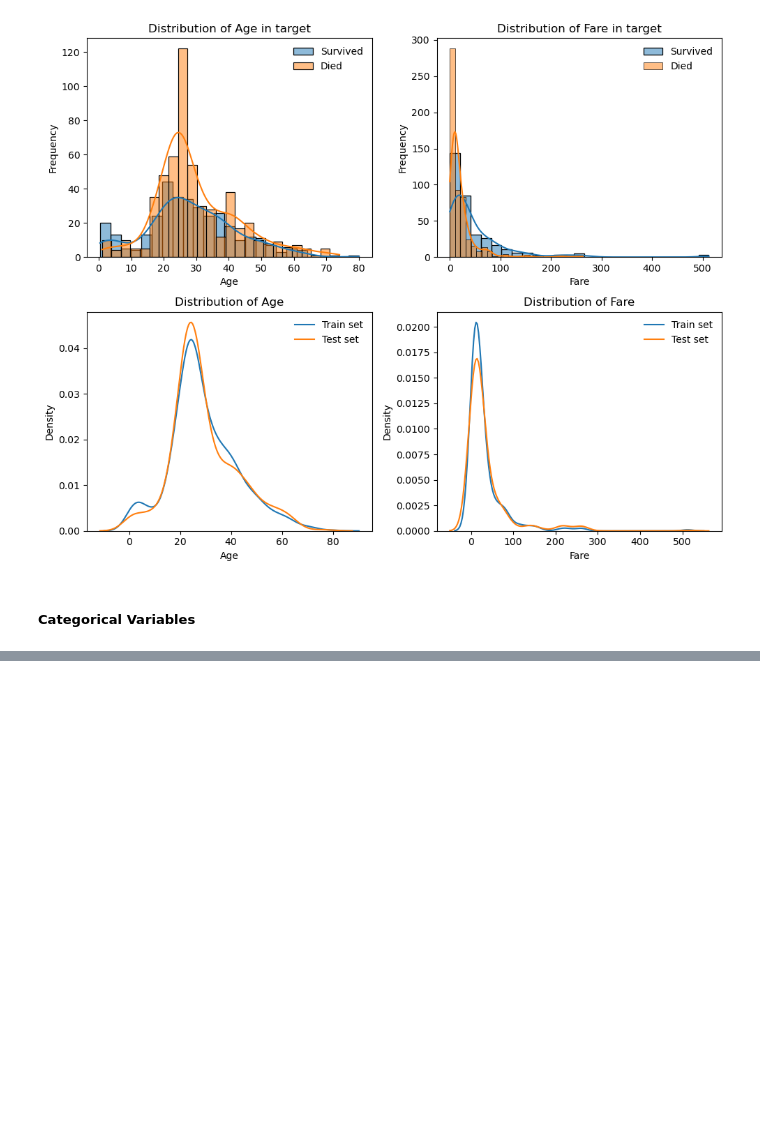
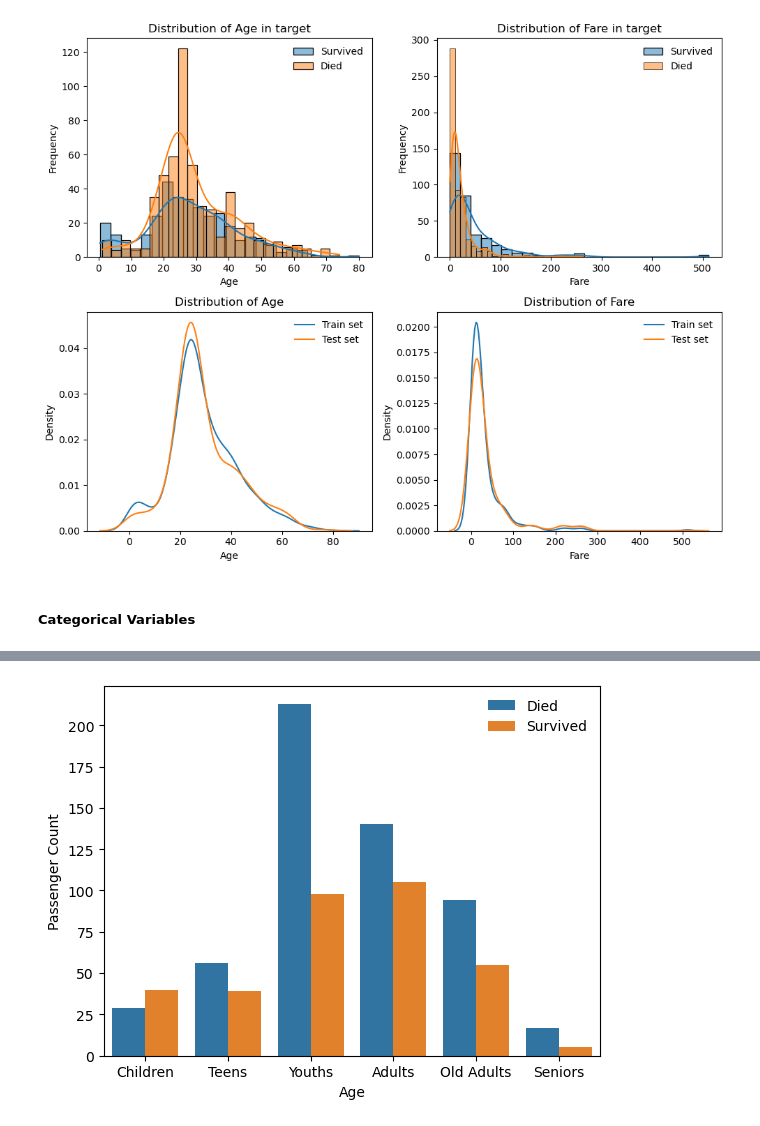
Before and after one commit to kamau96/Data_Science_Android_Web_Development, a Jupyter notebook: Data_Science_Development/Python_Programming/Titanic/survivor_predictor.ipynb, the cells around one changed output, grey strips where cells are left out. Saved outputs shown, nothing was run; the diff lists cells and outputs as text; code cells hidden in the pictures; blank space fills up the shorter version.

```diff
--- a/Data_Science_Development/Python_Programming/Titanic/survivor_predictor.ipynb
+++ b/Data_Science_Development/Python_Programming/Titanic/survivor_predictor.ipynb
@@ -287,0 +295,13 @@ plt.show()
+# %%
+bins = [0, 12, 19, 27, 40, 60, 100]
+labels = ["Children", "Teens", "Youths", "Adults", "Old Adults", "Seniors"]
+
+train["Age"] = pd.cut(train["Age"], bins=bins, labels=labels)
+# %%
+fig, ax = plt.subplots()
+sns.countplot(data=train, x="Age", hue="Survived", ax=ax)
+ax.legend(["Died", "Survived"], frameon=False)
+ax.set_ylabel("Passenger Count")
+plt.show()
+# %% [output]
+[figure, added]
```
Also changed, not shown: parts of 6 cells of this notebook.
